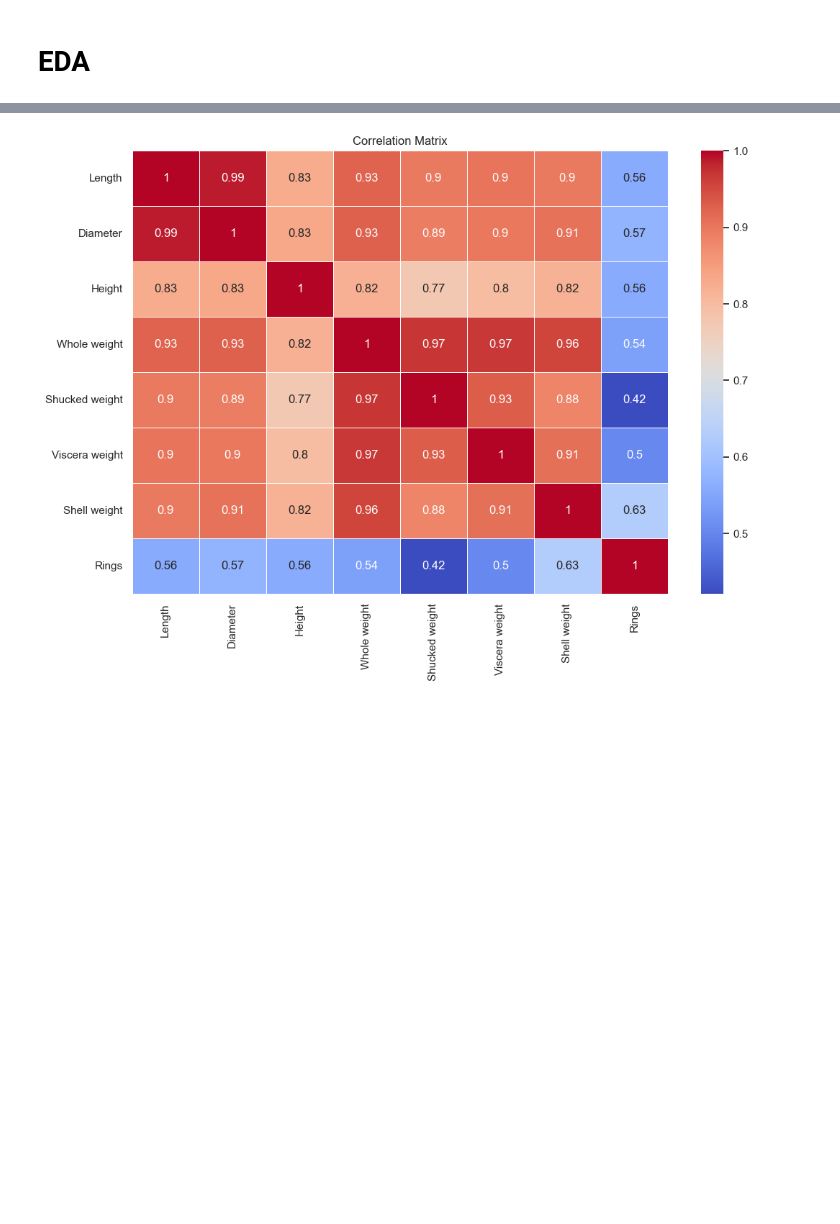
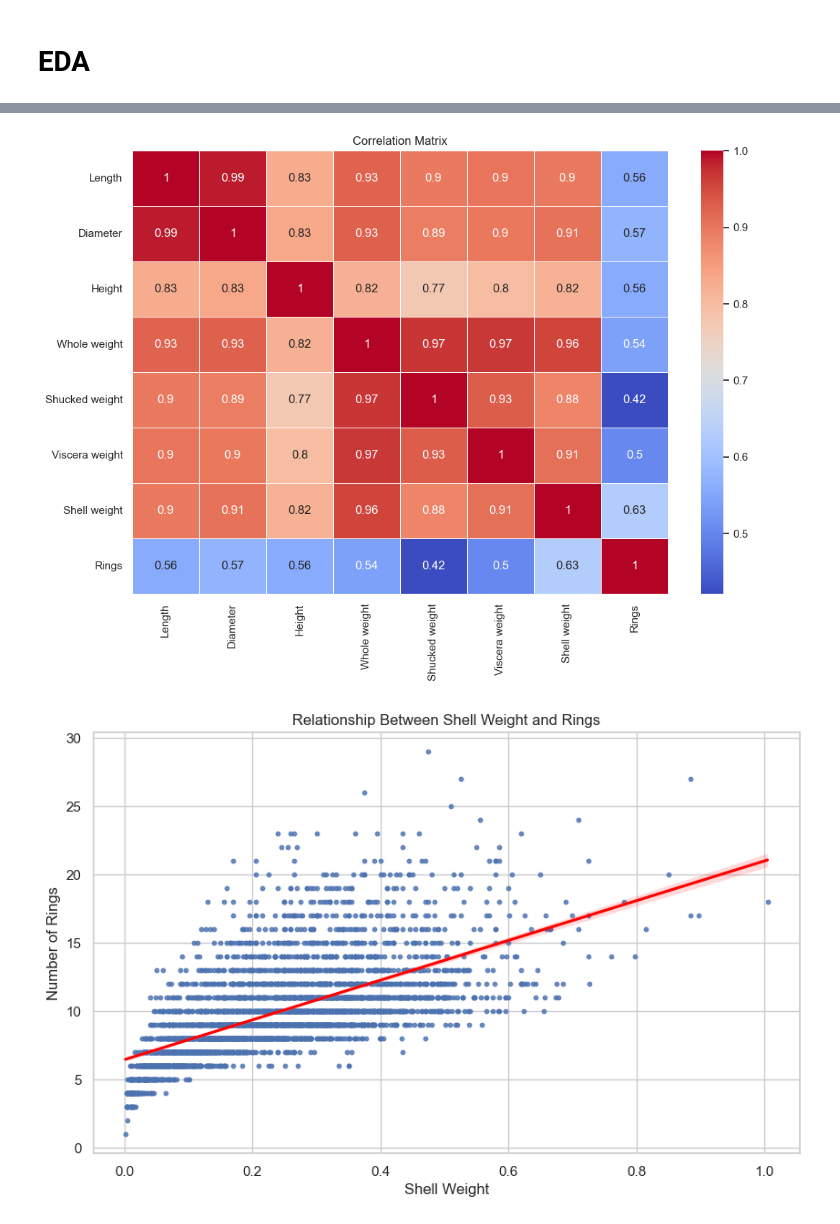
Before and after one commit to Cubestormer-IV/xhec-mlops-project-student, a Jupyter notebook: notebooks/eda.ipynb, the cells around one changed output, grey strips where cells are left out. Drawn from its saved outputs; the diff is of its cells as text; code cells hidden in the pictures; blank space fills up the shorter version.

```diff
--- a/notebooks/eda.ipynb
+++ b/notebooks/eda.ipynb
@@ -42,24 +64,27 @@ df.head()
 # %%
-# Basic statistics of the dataset
-df.describe()
-
-# Check for missing values
-df.isnull().sum()
-
 # Visualize the distribution of the 'Rings' variable (target)
 plt.figure(figsize=(10, 6))
 sns.histplot(df['Rings'], bins=20, kde=True)
 plt.title('Distribution of Rings')
 plt.xlabel('Number of Rings')
 plt.ylabel('Frequency')
 plt.show()
 
 # Correlation matrix to check relationships between numeric variables
 plt.figure(figsize=(12, 8))
 numeric_df = df.select_dtypes(include='number')  # Select only numeric columns
 sns.heatmap(numeric_df.corr(), annot=True, cmap='coolwarm', linewidths=0.5)
 plt.title('Correlation Matrix')
 plt.show()
+
+# Scatter plot of 'Shell weight' vs. 'Rings' with a regression line
+plt.figure(figsize=(10, 6))
+sns.regplot(x='Shell weight', y='Rings', data=df, scatter_kws={'s': 10}, line_kws={'color': 'red'})
+plt.title('Relationship Between Shell Weight and Rings')
+plt.xlabel('Shell Weight')
+plt.ylabel('Number of Rings')
+plt.show()
 # %% [output]
 [figure]
 [figure]
+[figure, added]
```
Also changed, not shown: parts of 6 cells of this notebook.
